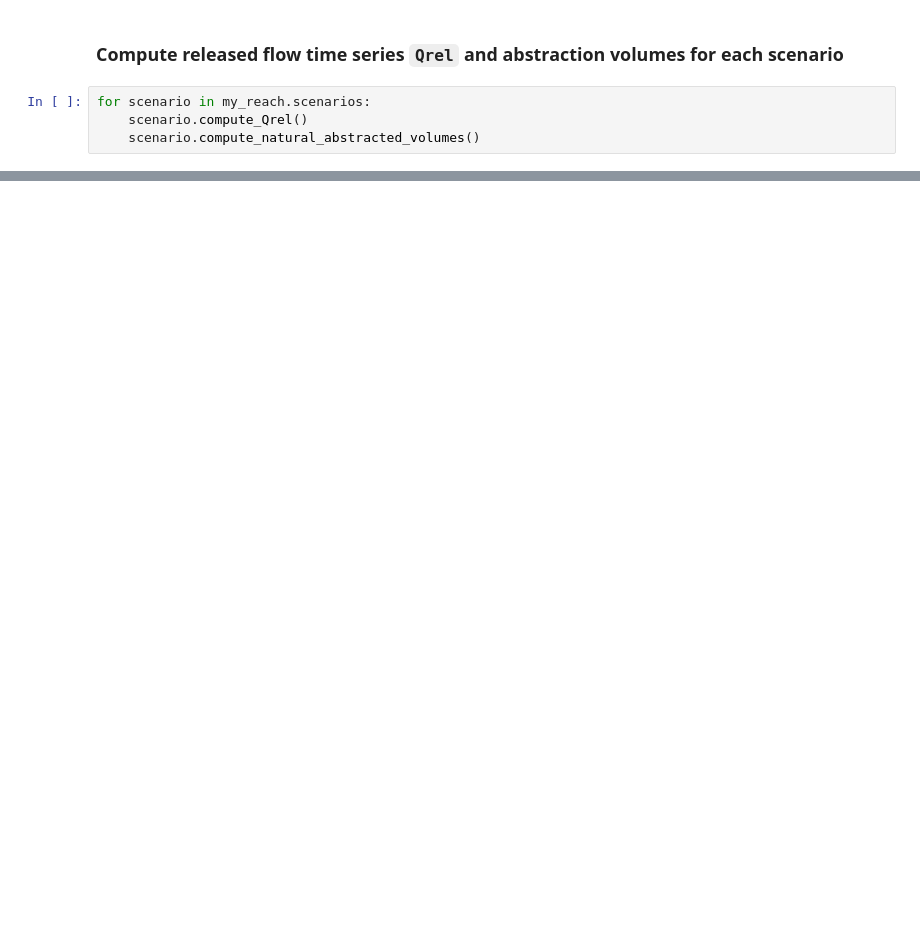
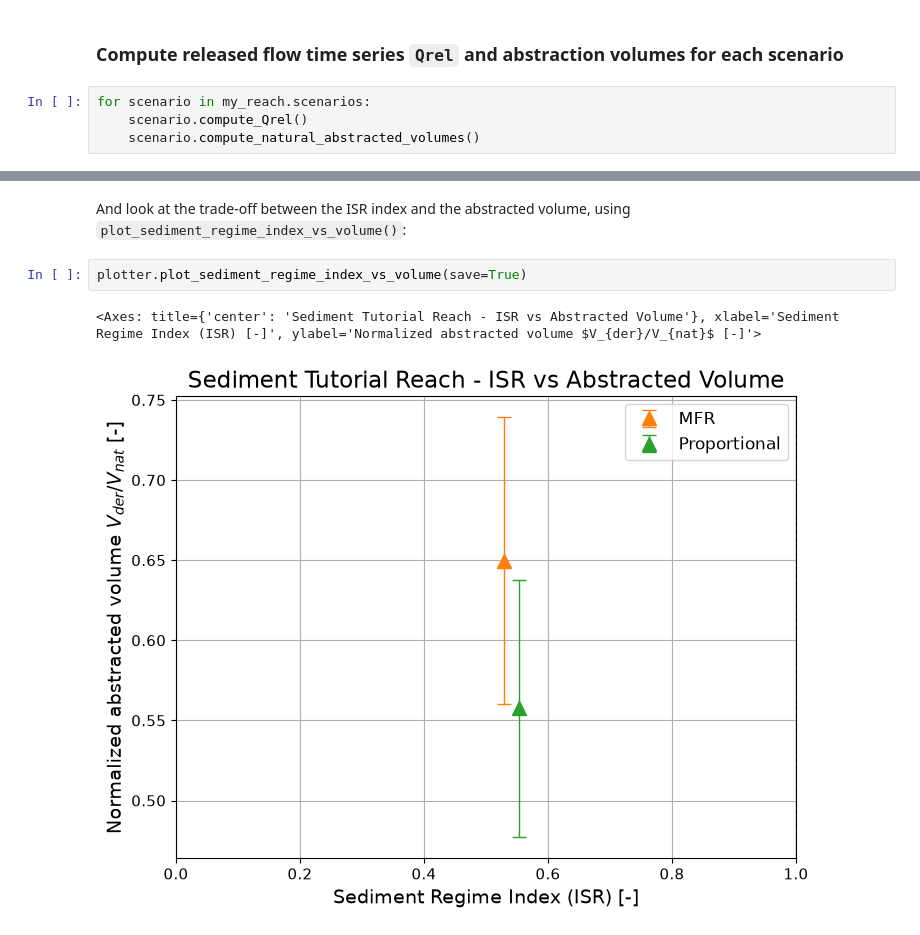
Before and after one commit to sara-acqua/sarawater, a Jupyter notebook: tutorials/tutorial_3_sediment_transport/tutorial_3_sediment_transport.ipynb, the cells around one changed output, grey strips where cells are left out. Cells and saved outputs as stored; diff of their text form; blank space fills up the shorter version.

```diff
--- a/tutorials/tutorial_3_sediment_transport/tutorial_3_sediment_transport.ipynb
+++ b/tutorials/tutorial_3_sediment_transport/tutorial_3_sediment_transport.ipynb
@@ -412,0 +357,7 @@ plotter.plot_sediment_regime_index_vs_volume()
+# %% [markdown]
+And look at the trade-off between the ISR index and the abstracted volume, using `plot_sediment_regime_index_vs_volume()`:
+# %%
+plotter.plot_sediment_regime_index_vs_volume(save=True)
+# %% [output]
+<Axes: title={'center': 'Sediment Tutorial Reach - ISR vs Abstracted Volume'}, xlabel='Sediment Regime Index (ISR) [-]', ylabel='Normalized abstracted volume $V_{der}/V_{nat}$ [-]'>
+[figure, added]
```
Also changed, not shown: parts of 42 cells of this notebook, 6 other files.
